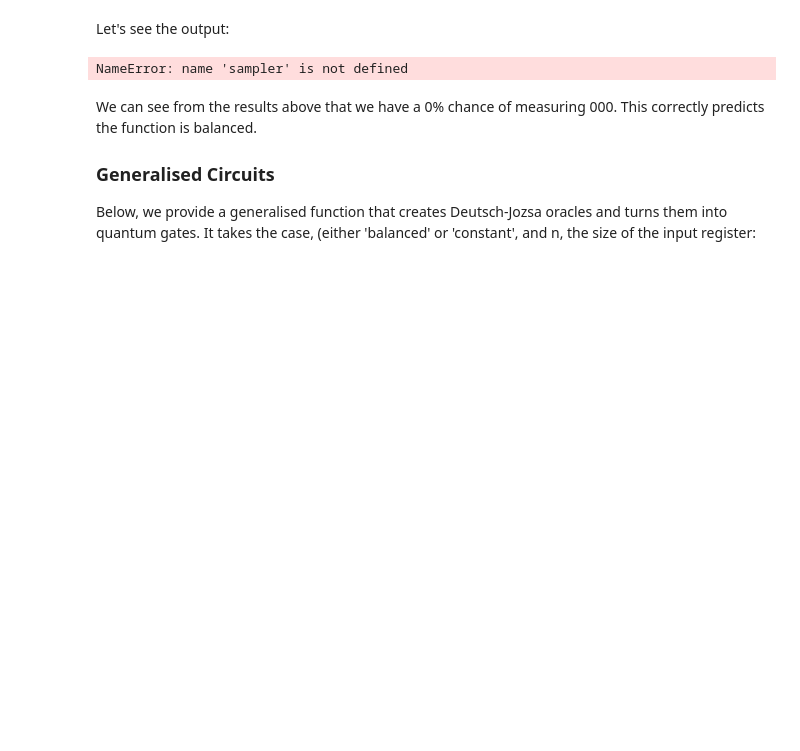
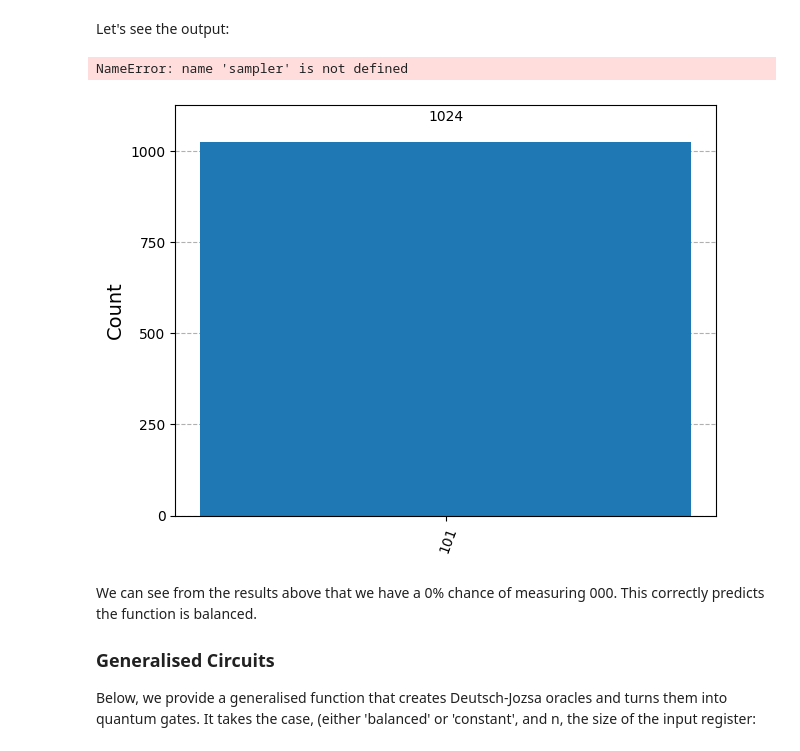
Before and after one commit to tolani007/Eigentiki-s-Quantum-Garden, a Jupyter notebook: Deutsch_Jozsa_Algorithm.ipynb, the cells around one changed output. Drawn from its saved outputs; the diff is of its cells as text; code cells hidden in the pictures; blank space fills up the shorter version.

```diff
--- a/Deutsch_Jozsa_Algorithm.ipynb
+++ b/Deutsch_Jozsa_Algorithm.ipynb
@@ -600,3 +569,25 @@ NameError: name 'sampler' is not defined
+# %%
+# 1. Import the V2 Sampler and visualization tool
+from qiskit.primitives import StatevectorSampler
+from qiskit.visualization import plot_histogram # Added just in case it's missing!
+
+# 2. Instantiate the Sampler
+sampler = StatevectorSampler()
+
+# 3. Run the sampler (Your original code starts here)
+job = sampler.run([dj_circuit])
+result = job.result()
+
+# 4. Access the data for the first (and only) PUB
+pub_result = result[0]
+
+# 5. Get the counts from the classical register (assuming it's named 'c')
+counts = pub_result.data.c.get_counts()
+
+# 6. Plot
+plot_histogram(counts)
+# %% [output]
+[figure, added]
 # %% [markdown]
 We can see from the results above that we have a 0% chance of measuring 000. This correctly predicts the function is balanced.
 
```
Also changed, not shown: parts of 4 cells of this notebook.
